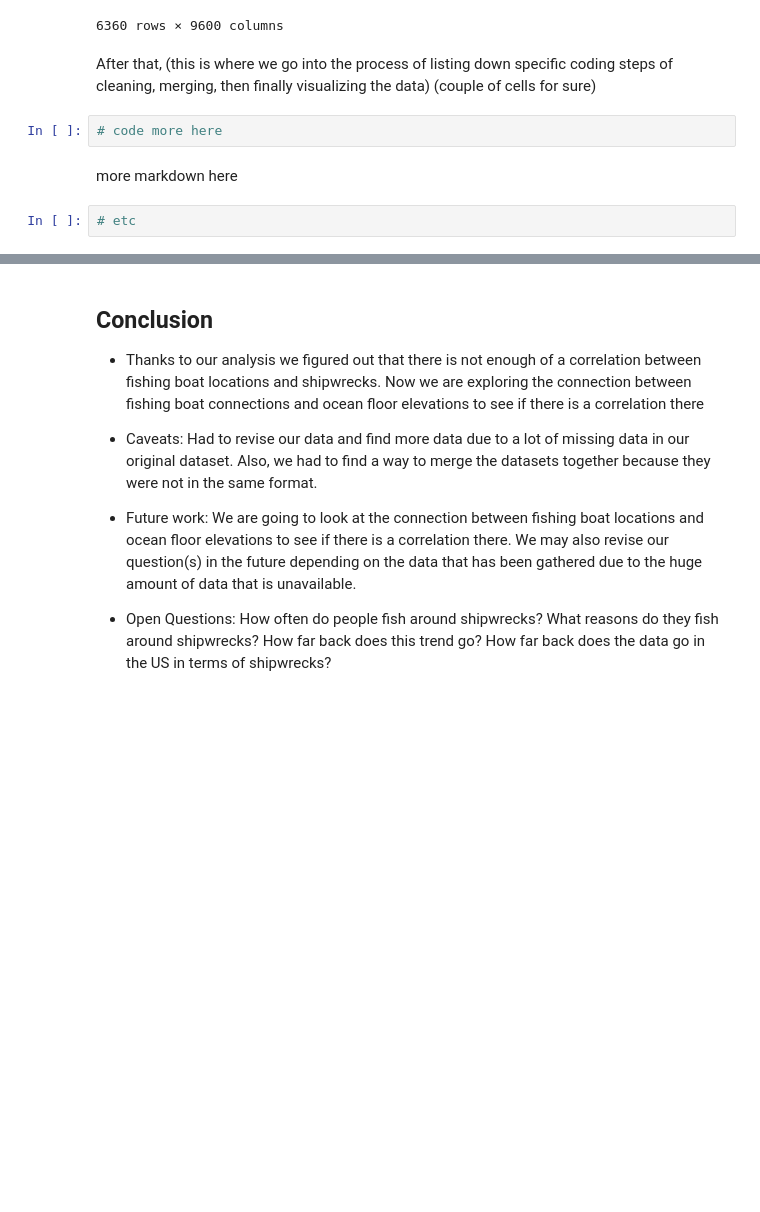
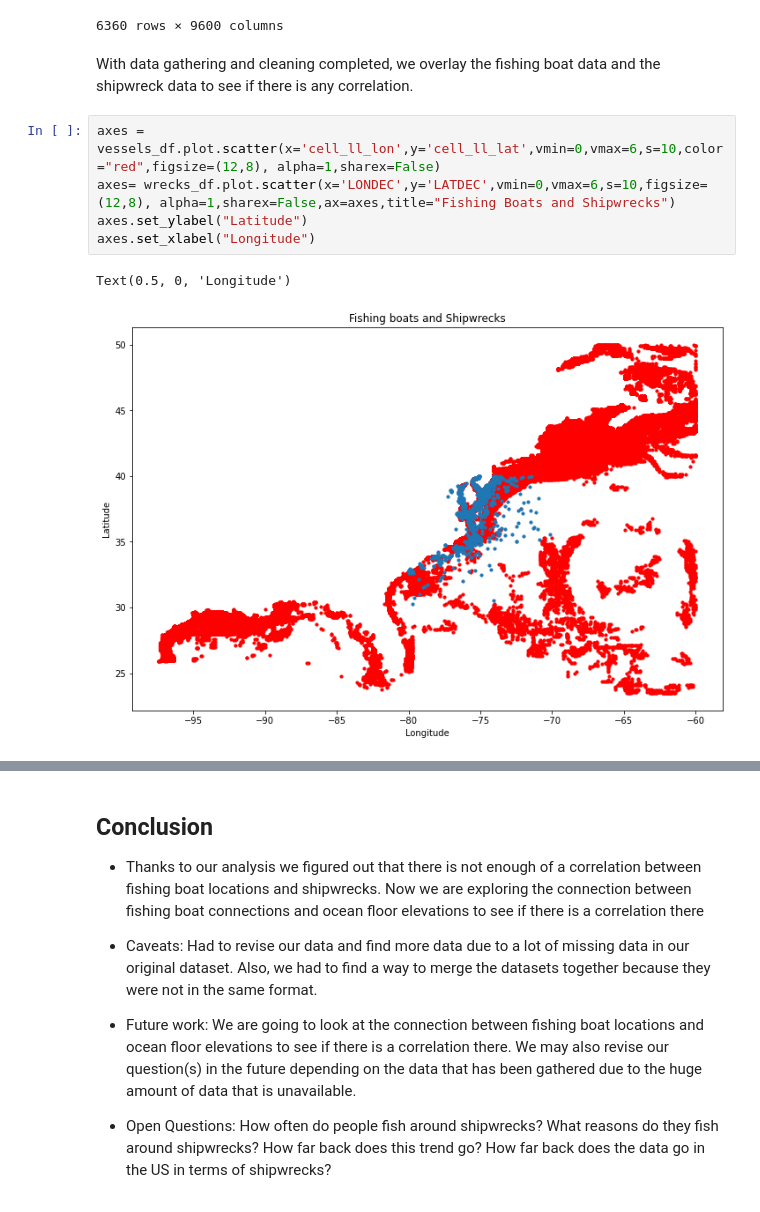
Before and after one commit to WillySwain/Fishwrecks, a Jupyter notebook: Project2.ipynb, the cells around one changed output, grey strips where cells are left out. Drawn from its saved outputs; the diff is of its cells as text; blank space fills up the shorter version.

Commit message:
Added some visuals

```diff
--- a/Project2.ipynb
+++ b/Project2.ipynb
@@ -120,11 +120,13 @@ depth_df
 | 23.508333 | 500 | 500 | 500 | 500 | 500 | 500 | 500 | 500 | ... |
 | 23.504167 | 500 | 500 | 500 | 500 | 500 | 500 | 500 | 500 | ... |
 6360 rows × 9600 columns
-# %% [markdown]
-After that, (this is where we go into the process of listing down specific coding steps of cleaning, merging, then finally visualizing the data) (couple of cells for sure)
-# %%
-# code more here
-# %% [markdown]
-more markdown here
-# %%
-# etc
+# %% [markdown]
+With data gathering and cleaning completed, we overlay the fishing boat data and the shipwreck data to see if there is any correlation.
+# %%
+axes = vessels_df.plot.scatter(x='cell_ll_lon',y='cell_ll_lat',vmin=0,vmax=6,s=10,color="red",figsize=(12,8), alpha=1,sharex=False)
+axes= wrecks_df.plot.scatter(x='LONDEC',y='LATDEC',vmin=0,vmax=6,s=10,figsize=(12,8), alpha=1,sharex=False,ax=axes,title="Fishing Boats and Shipwrecks")
+axes.set_ylabel("Latitude")
+axes.set_xlabel("Longitude")
+# %% [output]
+Text(0.5, 0, 'Longitude')
+[figure, added]
```
Also changed, not shown: parts of 5 cells of this notebook.
